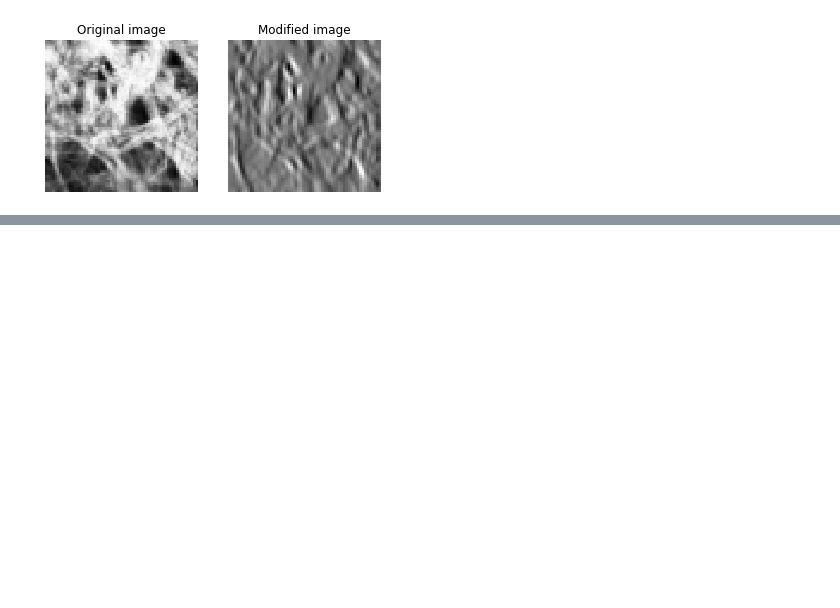
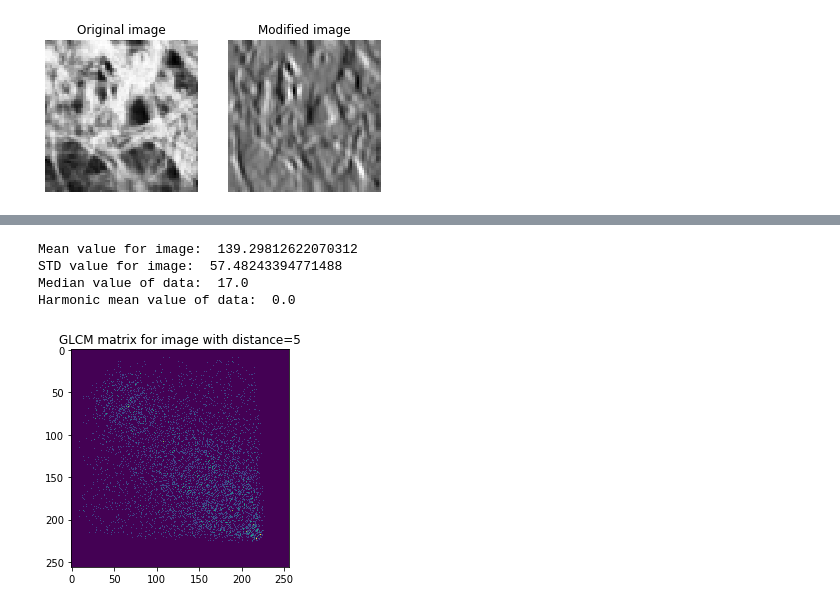
Before and after one commit to biophotonics-lab-tsu/monograph, a Jupyter notebook: image_processing_notebook.ipynb, the cells around one changed output, grey strips where cells are left out. Drawn from its saved outputs; the diff is of its cells as text; code cells hidden in the pictures; blank space fills up the shorter version.

Commit message:
Added statistics and CNN methods

```diff
--- a/image_processing_notebook.ipynb
+++ b/image_processing_notebook.ipynb
@@ -76,0 +96,10 @@ plot2figs(rescaled, wt)
+# %%
+print('Mean value for image: ', np.mean(image))
+print('STD value for image: ', np.std(image))
+print('Median value of data: ', statistics.median(image.flatten()))
+print('Harmonic mean value of data: ', statistics.harmonic_mean(image.flatten()))
+# %% [output]
+Mean value for image:  139.29812622070312
+STD value for image:  57.48243394771488
+Median value of data:  17.0
+Harmonic mean value of data:  0.0
@@ -76,0 +108,8 @@ plot2figs(rescaled, wt)
+# %%
+from skimage.feature import greycomatrix
+glcm = greycomatrix((rescaled*256).astype(np.int32), distances=[5], angles=[0], levels=256, symmetric=True, normed=True)
+plt.imshow(glcm[0:256,0:256,0,0])
+plt.title('GLCM matrix for image with distance=5')
+plt.show()
+# %% [output]
+[figure, added]
```
Also changed, not shown: parts of 16 cells of this notebook, 2 other files.
